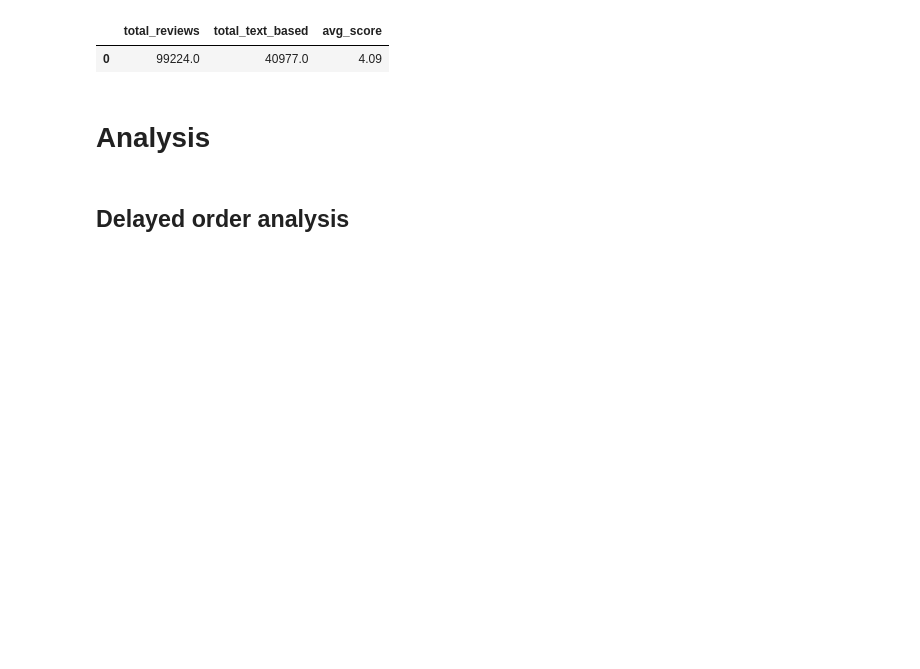
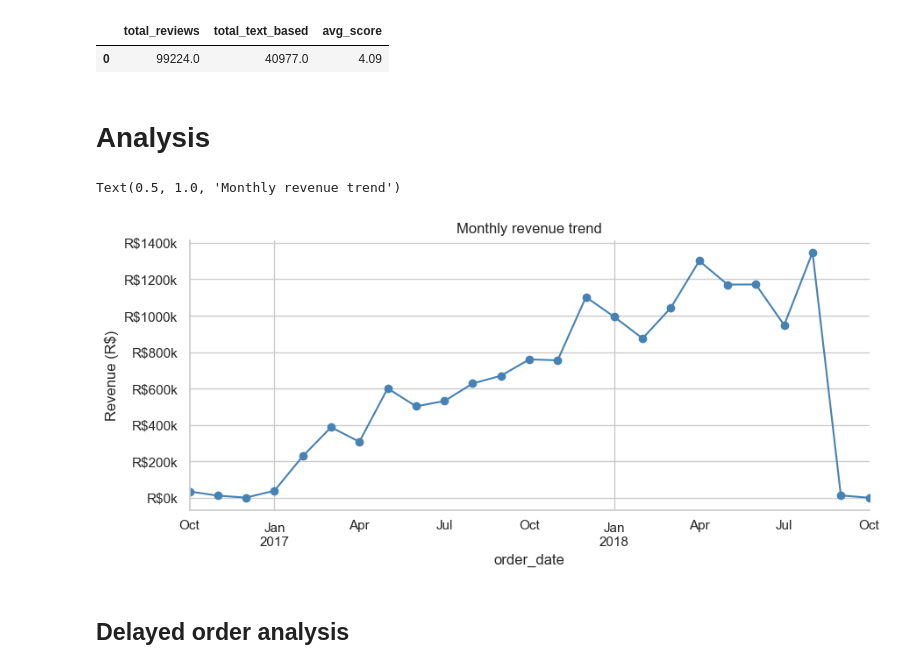
Before and after one commit to tejalig/olist-analysis, a Jupyter notebook: notebooks/05_EDA.ipynb, the cells around one changed output. Cells and saved outputs as stored; diff of their text form; code cells hidden in the pictures; blank space fills up the shorter version.

Commit message:
visual: monthly revenue trend

```diff
--- a/notebooks/05_EDA.ipynb
+++ b/notebooks/05_EDA.ipynb
@@ -8,6 +8,16 @@ agg - orders_delivery_details, order_cost_detils, order_payments, order_review_s
 import pandas as pd
 import duckdb
 import os
+import matplotlib.pyplot as plt
+import seaborn as sns
+import plotly.express as px
+import matplotlib.ticker as mticker
+
+sns.set_theme(style='whitegrid',
+              palette='Set2')
+plt.rcParams['figure.figsize'] = (10, 5)
+plt.rcParams['axes.spines.top'] = False
+plt.rcParams['axes.spines.right'] = False
 
 conn = duckdb.connect('../database/olist.db')
 # %%
@@ -163,6 +173,36 @@ conn.execute(query).df().head()
 | 0 | 99224.0 | 40977.0 | 4.09 |
 # %% [markdown]
 # Analysis
+# %%
+query = """
+    select
+        odd.order_delivered_customer_date,  ocd.order_cost
+    from orders_delivery_details odd
+    LEFT JOIN order_cost_details ocd
+    on odd.order_id = ocd.order_id
+    where odd.order_delivered_customer_date is not null
+    order by odd.order_delivered_customer_date desc
+"""
+
+df = conn.execute(query).df()
+df['order_date'] = pd.to_datetime(
+    df['order_delivered_customer_date'])
+
+monthly = df.resample(
+    'M', on='order_date')['order_cost'].sum()
+fig, ax = plt.subplots(figsize=(10, 4))
+ax.set_title('Monthly Revenue Trend', fontsize=14)
+ax.set_xlabel('Month')
+ax.set_ylabel('Revenue (R$)')
+ax.yaxis.set_major_formatter(
+    mticker.FuncFormatter(lambda x, _: f'R${x/1e3:.0f}k'))
+monthly.plot(figsize=(10,4),
+             marker='o',
+             color='steelblue')
+plt.title('Monthly revenue trend')
+# %% [output]
+Text(0.5, 1.0, 'Monthly revenue trend')
+[figure, added]
 # %% [markdown]
 ## Delayed order analysis
 # %%
```
